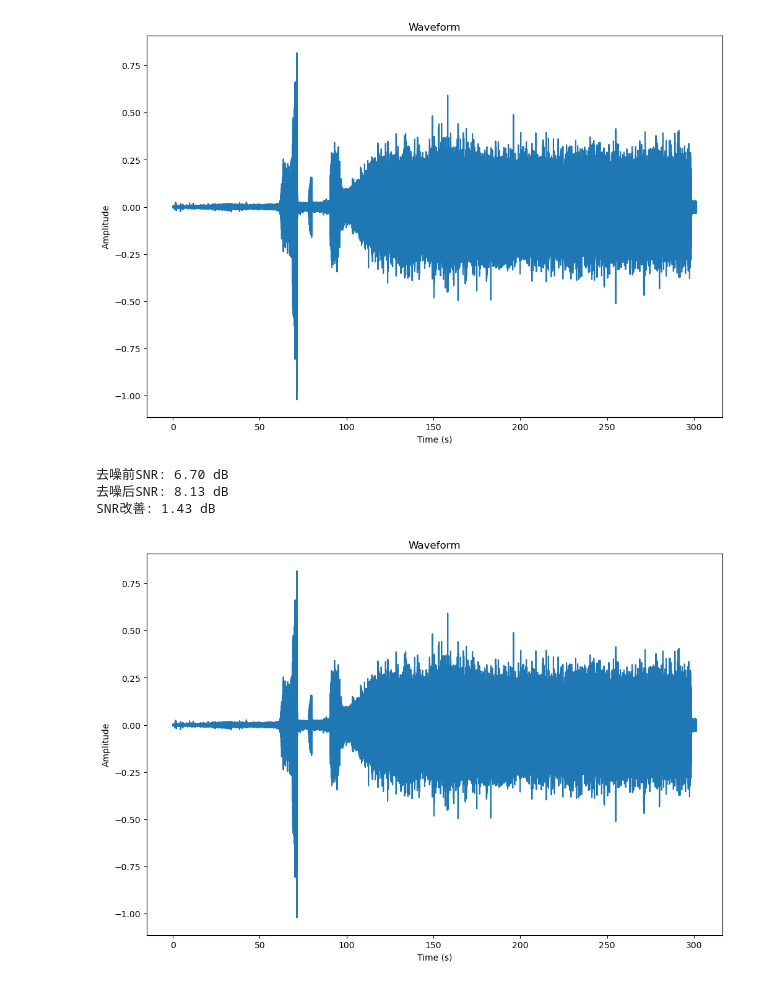
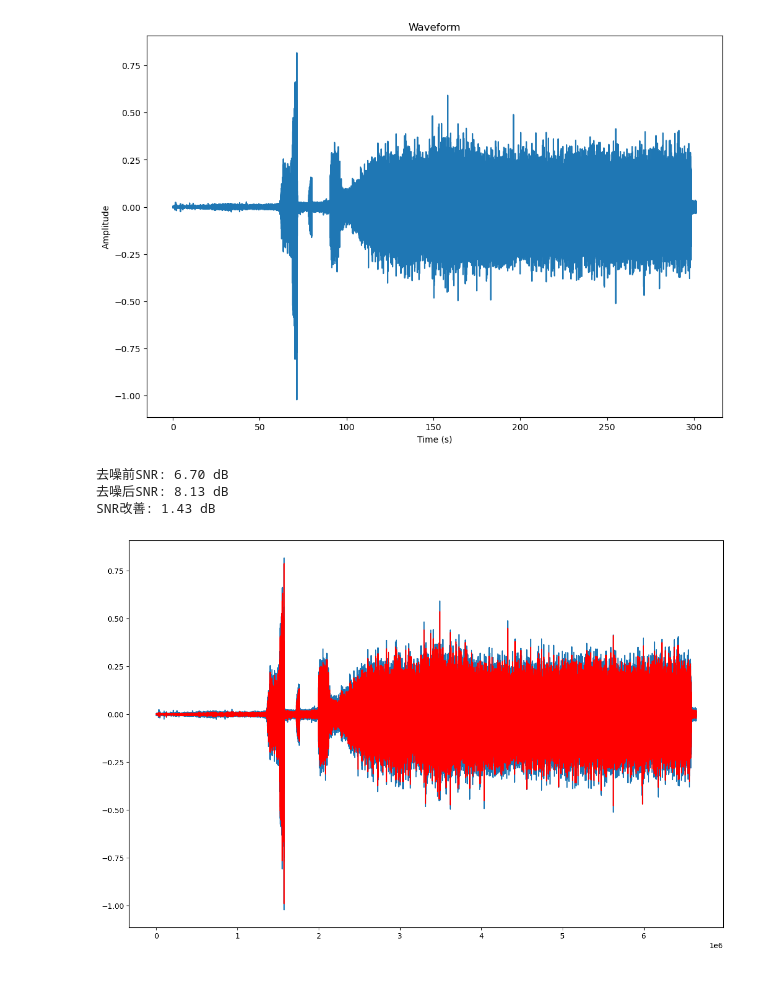
Before and after one commit to YoungBossX/Multi-feature-fusion-model-for-ship-audio, a Jupyter notebook: data_preprocessing/audio_noise_reduction_1.ipynb, the cells around one changed output. Drawn from its saved outputs; the diff is of its cells as text; code cells hidden in the pictures.

```diff
--- a/data_preprocessing/audio_noise_reduction_1.ipynb
+++ b/data_preprocessing/audio_noise_reduction_1.ipynb
@@ -83,20 +83,24 @@ plot_waveform(waveform, sample_rate)
 # %%
 denoised_signal = wavelet_denoising(waveform, wavelet='db4', levels=5)
 
 # 低频/高频阈值 500/2000 Hz，500 * N / 22050 ≈ N / 44.1，2000 * N / 22050 ≈ N / 11.1
 snr_before = 10 * np.log10(np.mean(np.abs(np.fft.fft(waveform)[:len(waveform)//44])**2) / np.mean(np.abs(np.fft.fft(waveform)[len(waveform)//11:])**2))
 snr_after = 10 * np.log10(np.mean(np.abs(np.fft.fft(denoised_signal)[:len(denoised_signal)//44])**2) / np.mean(np.abs(np.fft.fft(denoised_signal)[len(denoised_signal)//11:])**2))
 
 print(f'去噪前SNR: {snr_before:.2f} dB')
 print(f'去噪后SNR: {snr_after:.2f} dB')
 print(f'SNR改善: {snr_after - snr_before:.2f} dB')
 
-plot_waveform(waveform, sample_rate)
+plt.figure(figsize=(12, 8))
+plt.plot(waveform)
+plt.plot(denoised_signal, c='r')
+plt.tight_layout()
+plt.show()
 # %% [output]
 去噪前SNR: 6.70 dB
 去噪后SNR: 8.13 dB
 SNR改善: 1.43 dB
-[figure, old version]
+[figure, new version]
 # %%
 # 替换为输入和输出文件夹路径
 input_folder = r"E:\数据集\ShipEar\shipsEar_AUDIOS"
```
Also changed, not shown: parts of 1 cell of this notebook, 3 other files.
